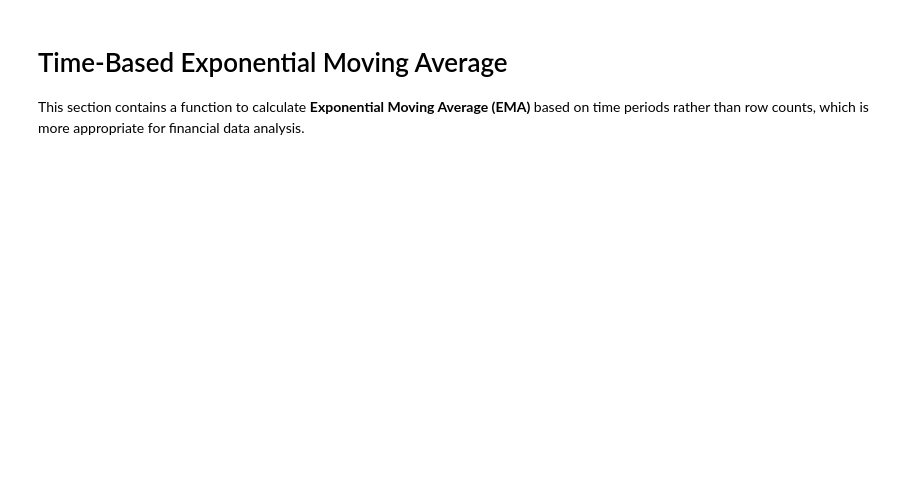
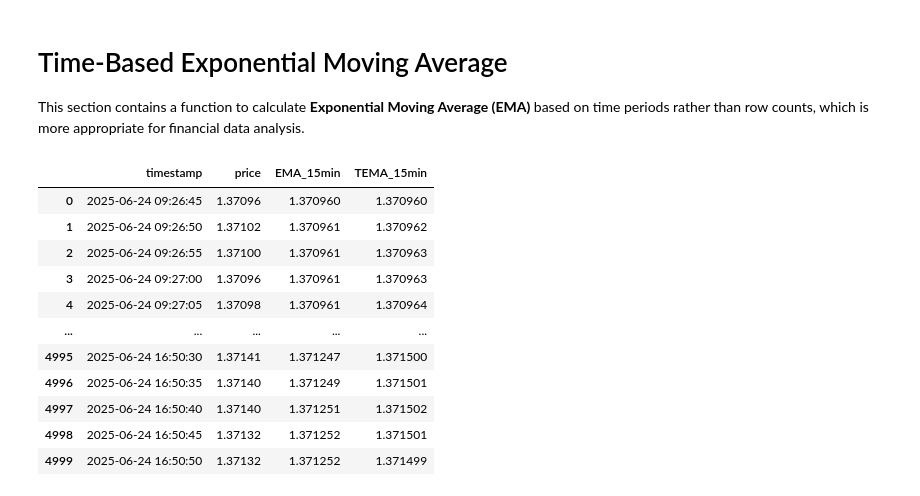
Before and after one commit to surgelove/trading_strategies_testbed, a Jupyter notebook: test1.ipynb, the cells around one changed output. Drawn from its saved outputs; the diff is of its cells as text; code cells hidden in the pictures; blank space fills up the shorter version.

```diff
--- a/test1.ipynb
+++ b/test1.ipynb
@@ -288,21 +499,30 @@ def calculate_time_based_ema(stock_df, period_minutes=15):
 # %%
 # df = stock_1sec.copy()  # Use the 1-second interval data for EMA calculation
 # df = stock_5sec.copy()  # Use the 5-second interval data for EMA calculation
 # df = stock_1min.copy()  # Use the 1-minute interval data for EMA calculation
 # df = stock_5min.copy()  # Use the 5-minute interval data for EMA calculation
 # df = stock_1hour.copy()  # Use the 1-hour interval
-df = stock_variable.copy()  # Use the 1-hour interval
+# df = stock_variable.copy()  # Use the 1-hour interval
 
 
 # Add EMA to the DataFrame
 df['EMA_15min'] = calculate_time_based_ema(df, period_minutes=15)
-df['EMA_30min'] = calculate_time_based_ema(df, period_minutes=30)
-df['EMA_60min'] = calculate_time_based_ema(df, period_minutes=60)
+# df['DEMA_15min'] = calculate_time_based_ema(df, type=2, period_minutes=15)
+df['TEMA_15min'] = calculate_time_based_ema(df, type=3, period_minutes=15)
 
-# Display updated DataFrame
-print(f"DataFrame updated with EMA columns. Shape: {stock_df.shape}")
-print("\nFirst 10 rows with all EMAs:")
-print(df[['timestamp', 'price', 'EMA_15min', 'EMA_30min', 'EMA_60min']].head(10))
+df
 
 # stock_df
 # %% [output]
+|  | timestamp | price | EMA_15min | TEMA_15min |
+| 0 | 2025-06-24 09:26:45 | 1.37096 | 1.370960 | 1.370960 |
+| 1 | 2025-06-24 09:26:50 | 1.37102 | 1.370961 | 1.370962 |
+| 2 | 2025-06-24 09:26:55 | 1.37100 | 1.370961 | 1.370963 |
+| 3 | 2025-06-24 09:27:00 | 1.37096 | 1.370961 | 1.370963 |
+| 4 | 2025-06-24 09:27:05 | 1.37098 | 1.370961 | 1.370964 |
+| ... | ... | ... | ... | ... |
+| 4995 | 2025-06-24 16:50:30 | 1.37141 | 1.371247 | 1.371500 |
+| 4996 | 2025-06-24 16:50:35 | 1.37140 | 1.371249 | 1.371501 |
+| 4997 | 2025-06-24 16:50:40 | 1.37140 | 1.371251 | 1.371502 |
+| 4998 | 2025-06-24 16:50:45 | 1.37132 | 1.371252 | 1.371501 |
+| 4999 | 2025-06-24 16:50:50 | 1.37132 | 1.371252 | 1.371499 |
```
Also changed, not shown: parts of 11 cells of this notebook.
